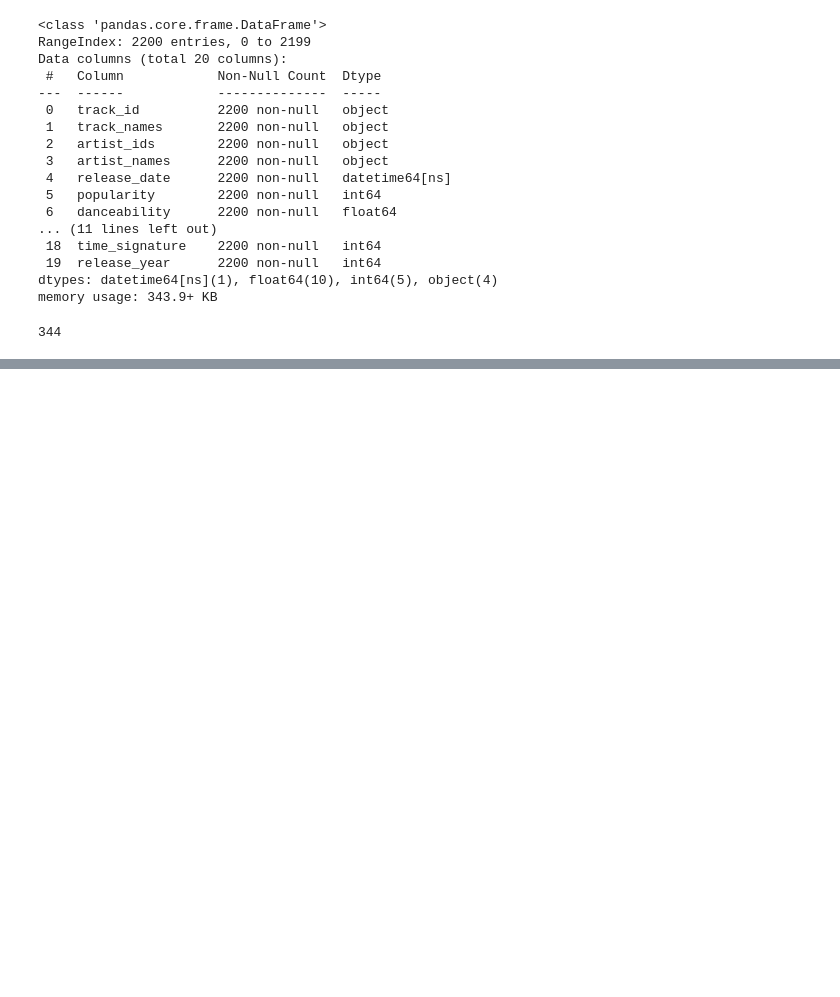
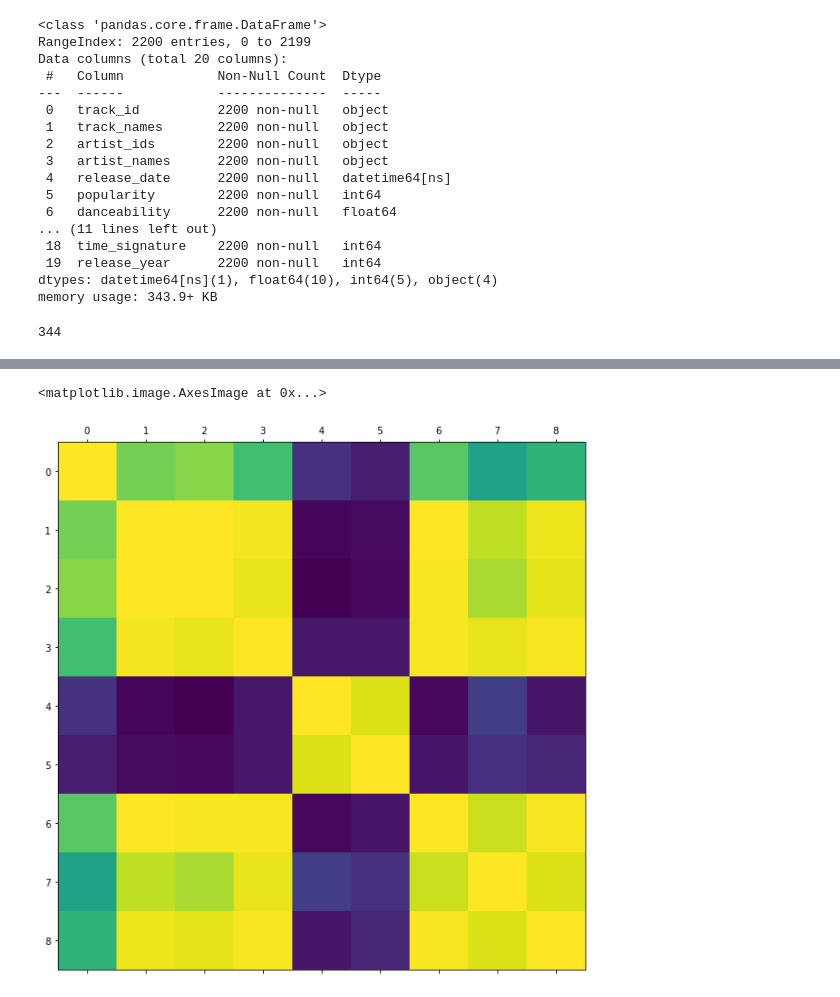
Before and after one commit to sucharita1/choose_your_music, a Jupyter notebook: spotify_songs_analysis.ipynb, the cells around one changed output, grey strips where cells are left out. Drawn from its saved outputs; the diff is of its cells as text; code cells hidden in the pictures; blank space fills up the shorter version.

Commit message:
added graphs

```diff
--- a/spotify_songs_analysis.ipynb
+++ b/spotify_songs_analysis.ipynb
@@ -167,0 +214,8 @@ songs_by_year_mean_df
+# %%
+# Establish the year bins and group names.
+year_bins = [0, 1981, 1991,2011, 2022]
+group_names = ["<1980", "1981-1990", "1991-2010",  "2011-2021"]
+
+# Categorize songs by year based on the bins.
+songs_by_year_df["songs by period"] = pd.cut(songs_by_year_df['release_year'], year_bins, labels=group_names)
+songs_by_year_df
@@ -167,0 +240,31 @@ songs_by_year_mean_df
+# %%
+# Creating group of audio features by period
+popularity_by_period_df = songs_by_year_df.groupby("songs by period").mean()['popularity']
+danceability_by_period_df = songs_by_year_df.groupby("songs by period").mean()['danceability']
+energy_by_period_df = songs_by_year_df.groupby("songs by period").mean()['energy']
+speechiness_by_period_df = songs_by_year_df.groupby("songs by period").mean()['speechiness']
+acousticness_by_period_df = songs_by_year_df.groupby("songs by period").mean()['acousticness']
+instrumentalness_by_period_df = songs_by_year_df.groupby("songs by period").mean()['instrumentalness']
+liveness_by_period_df = songs_by_year_df.groupby("songs by period").mean()['liveness']
+valence_by_period_df = songs_by_year_df.groupby("songs by period").mean()['valence']
+tempo_by_period_df = songs_by_year_df.groupby("songs by period").mean()['tempo']
+
+# # Prints to check data integrity
+# print(len(danceability_by_period_df))
+# print(len(popularity_by_period_df))
+# print(len(speechiness_by_period_df))
+# print(len(acousticness_by_period_df))
+# print(len(instrumentalness_by_period_df))
+# print(len(liveness_by_period_df))
+# print(len(valence_by_period_df))
+# print(len(tempo_by_period_df))
+
+
+# Merging into a Dataframe with audio features by popularity
+songs_by_period_df = pd.concat([popularity_by_period_df, danceability_by_period_df,energy_by_period_df, speechiness_by_period_df, acousticness_by_period_df, instrumentalness_by_period_df, liveness_by_period_df, valence_by_period_df, tempo_by_period_df], axis =1)
+print(len(songs_by_period_df))
+songs_by_period_df
+
+# Reset index
+songs_by_period_df = songs_by_period_df.reset_index()
+songs_by_period_df
@@ -167,0 +278,6 @@ songs_by_year_mean_df
+# %%
+plt.figure(figsize=(15,10))
+plt.matshow(songs_by_period_df.corr(),fignum=1 )
+# %% [output]
+<matplotlib.image.AxesImage at 0x...>
+[figure, added]
```
Also changed, not shown: parts of 26 cells of this notebook.
